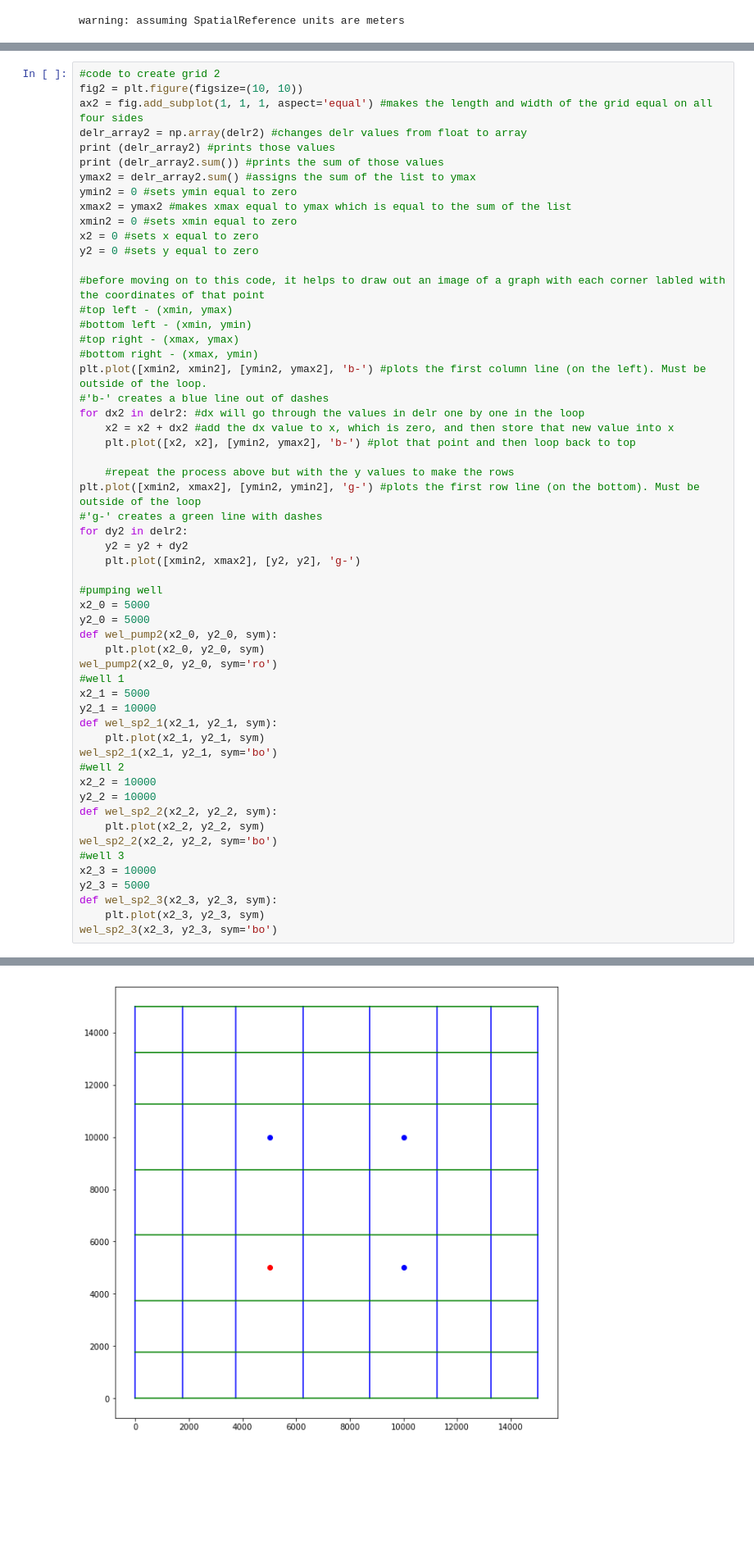
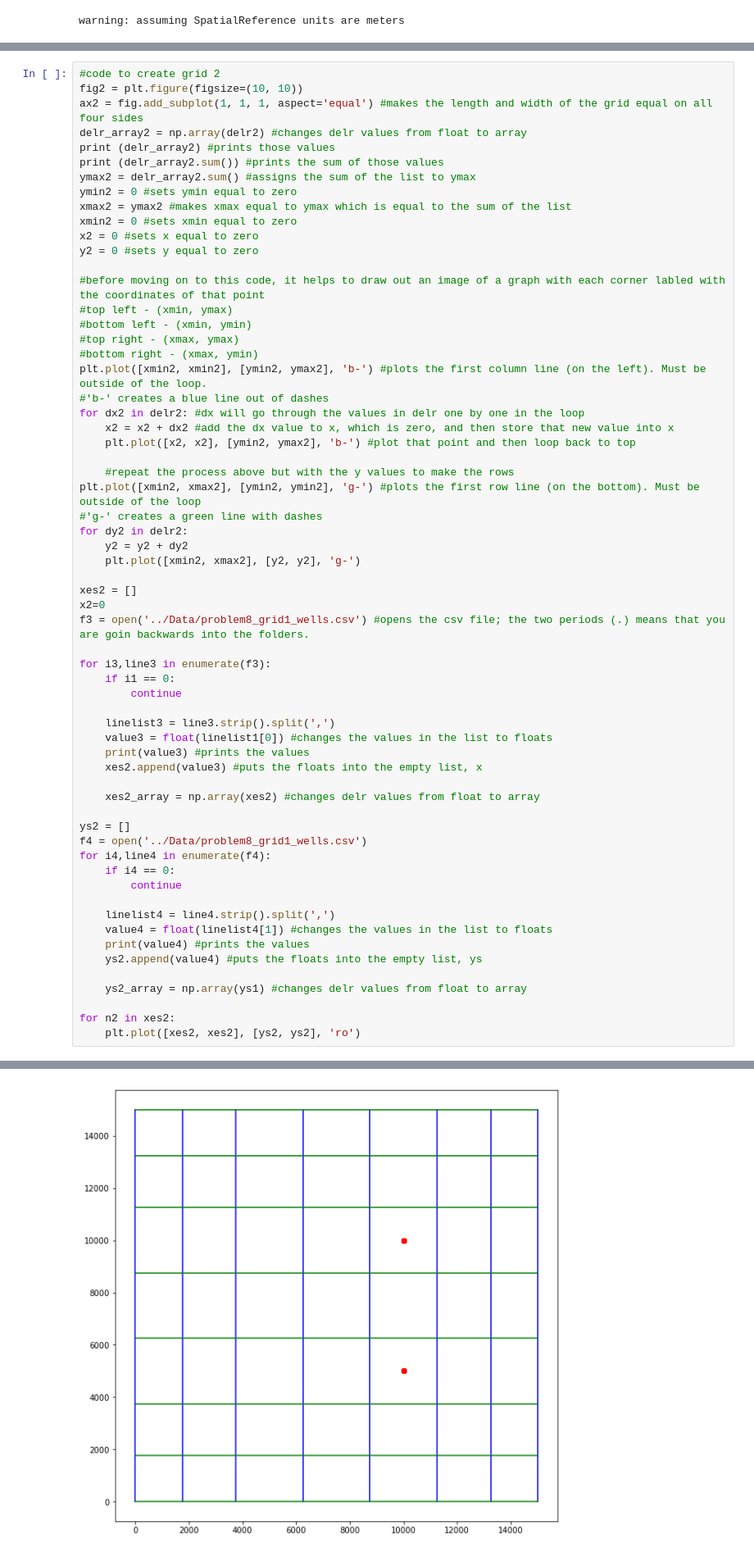
Before and after one commit to jordw22/modflow_epa, a Jupyter notebook: Notebooks/Problem 8 (Part b) - Grid and Time Stepping Considerations.ipynb, the cells around one changed output, grey strips where cells are left out. Shown: that part at 82% size. Saved outputs shown, nothing was run; the diff lists cells and outputs as text; blank space fills up the shorter version.

```diff
--- a/Notebooks/Problem 8 (Part b) - Grid and Time Stepping Considerations.ipynb
+++ b/Notebooks/Problem 8 (Part b) - Grid and Time Stepping Considerations.ipynb
@@ -366,30 +338,36 @@ for dy2 in delr2:
     y2 = y2 + dy2
     plt.plot([xmin2, xmax2], [y2, y2], 'g-')
 
-#pumping well
-x2_0 = 5000
-y2_0 = 5000
-def wel_pump2(x2_0, y2_0, sym):
-    plt.plot(x2_0, y2_0, sym)
-wel_pump2(x2_0, y2_0, sym='ro')
-#well 1
-x2_1 = 5000
-y2_1 = 10000
-def wel_sp2_1(x2_1, y2_1, sym):
-    plt.plot(x2_1, y2_1, sym)
-wel_sp2_1(x2_1, y2_1, sym='bo')
-#well 2
-x2_2 = 10000
-y2_2 = 10000
-def wel_sp2_2(x2_2, y2_2, sym):
-    plt.plot(x2_2, y2_2, sym)
-wel_sp2_2(x2_2, y2_2, sym='bo')
-#well 3
-x2_3 = 10000
-y2_3 = 5000
-def wel_sp2_3(x2_3, y2_3, sym):
-    plt.plot(x2_3, y2_3, sym)
-wel_sp2_3(x2_3, y2_3, sym='bo')
+xes2 = []
+x2=0
+f3 = open('../Data/problem8_grid1_wells.csv') #opens the csv file; the two periods (.) means that you are goin backwards into the folders.
+
+for i3,line3 in enumerate(f3):
+    if i1 == 0:
+        continue
+
+    linelist3 = line3.strip().split(',')
+    value3 = float(linelist1[0]) #changes the values in the list to floats
+    print(value3) #prints the values
+    xes2.append(value3) #puts the floats into the empty list, x
+
+    xes2_array = np.array(xes2) #changes delr values from float to array
+
+ys2 = []
+f4 = open('../Data/problem8_grid1_wells.csv')
+for i4,line4 in enumerate(f4):
+    if i4 == 0:
+        continue
+
+    linelist4 = line4.strip().split(',')
+    value4 = float(linelist4[1]) #changes the values in the list to floats
+    print(value4) #prints the values
+    ys2.append(value4) #puts the floats into the empty list, ys
+
+    ys2_array = np.array(ys1) #changes delr values from float to array
+
+for n2 in xes2:
+    plt.plot([xes2, xes2], [ys2, ys2], 'ro')
 # %% [output]
 [ 1750.  2000.  2500.  2500.  2500.  2000.  1750.]
 15000.0
@@ -396,4 +383,4 @@ wel_sp2_3(x2_3, y2_3, sym='bo')
-[figure, old version]
+[figure, new version]
 # %%
 #Flopy objects
 modelname2 = 'p8_pb2' #short for problem 8 part b, grid 2
```
Also changed, not shown: parts of 39 cells of this notebook, 1 other file.
